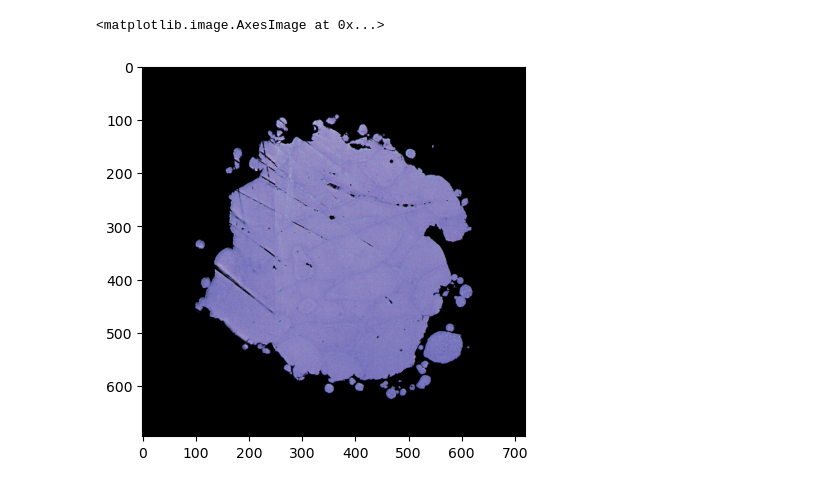
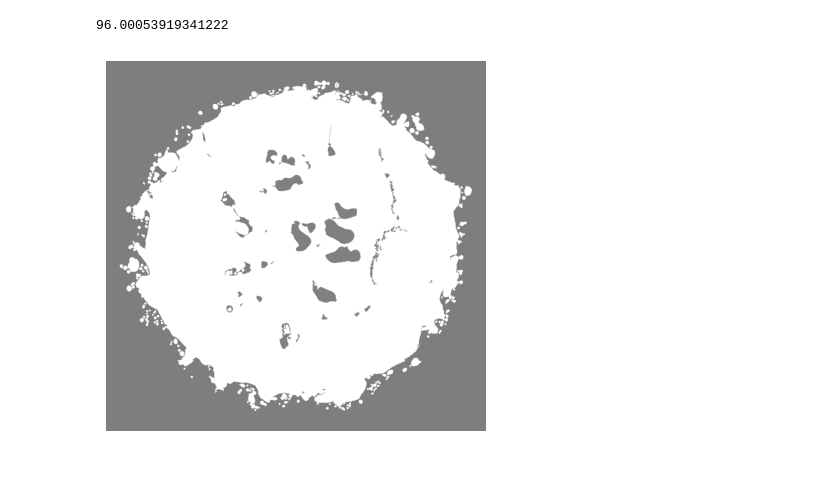
Before and after one commit to WunmiOlukoya/Porosity-analysis-Generic, a Jupyter notebook: notebooks/06-Multipart_trial.ipynb, the cells around one changed output. Drawn from its saved outputs; the diff is of its cells as text; code cells hidden in the pictures.

Commit message:
Feature
Find the area for each part and start the process of using the labelling to find holes within a larger part.

```diff
--- a/notebooks/06-Multipart_trial.ipynb
+++ b/notebooks/06-Multipart_trial.ipynb
@@ -92,12 +93,14 @@ plt.show()
 [figure]
 # %%
+# Save all the cropped areas
+feature_crop = []
+crop_loc = []
 # Loop through each feature to crop and display it
 for i, feature in enumerate(largest_features):
     label_no = feature.label
     minr, minc, maxr, maxc = feature.bbox
 
-    # Save all the cropped areas
-    feature_crop = []
+
 
     # Calculate padded bounding box coordinates
     padded_minr = max(0, minr - padding)
@@ -106,12 +109,8 @@ for i, feature in enumerate(largest_features):
     padded_maxc = min(img.shape[1], maxc + padding)
 
     # Crop the feature from the original image
-    cropped_img = img[padded_minr:padded_maxr, padded_minc:padded_maxc]
+    cropped_img = tidy_image[padded_minr:padded_maxr, padded_minc:padded_maxc]
+
 
     feature_crop.append((label_no,cropped_img))
-
-    # Create a new figure for each cropped feature
-    plt.figure()
-    plt.imshow(cropped_img, cmap=plt.cm.gray)
-    plt.title(f'Cropped Feature {i+1} (Label: {label_no})')
-    plt.show()
+    crop_loc.append((label_no,padded_minr,padded_maxr, padded_minc,padded_maxc))
@@ -127,5 +214,32 @@ a, b  = feature_crop[0]
+# %%
+
+
+
+a, b  = feature_crop[3]
+filled_binary_img = binary_fill_holes(b)
 # %%
-plt.imshow(b)
+holes_mask = filled_binary_img != b
+just_holes = np.invert(holes_mask)
+labeled_holes = label(holes_mask)
+
+props = regionprops_table(labeled_holes, properties=['area'])
+data = pd.DataFrame(props)
+
+sum_pores_px = data['area'].sum()
+Total_Area = np.count_nonzero(filled_binary_img)
+
+# Corrected porosity calculation to find the percentage of holes
+percentage_porosity = (1 - (sum_pores_px / Total_Area)) * 100
+
+# Create a simple figure to draw the original image and pores
+fig, ax = plt.subplots()
+ax.imshow(filled_binary_img, cmap=plt.cm.gray)
+
+# Overlay the pores in a contrasting color (e.g., red)
+ax.imshow(just_holes, cmap='grey', alpha=0.5)
+ax.axis('off')
+
+print(percentage_porosity)
 # %% [output]
-<matplotlib.image.AxesImage at 0x...>
+96.00053919341222
-[figure, old version]
+[figure, new version]
```
Also changed, not shown: parts of 11 cells of this notebook, 3 other files.
